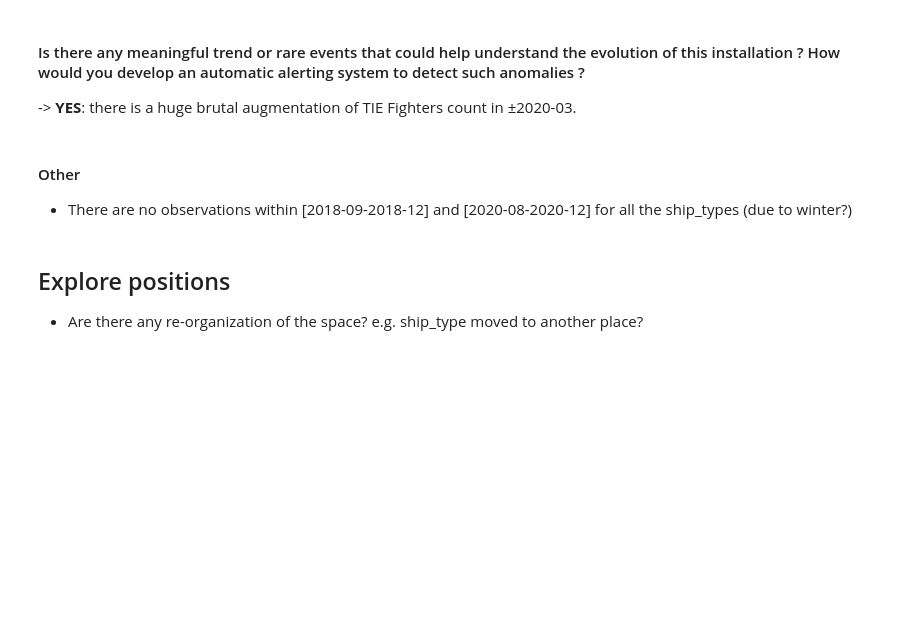
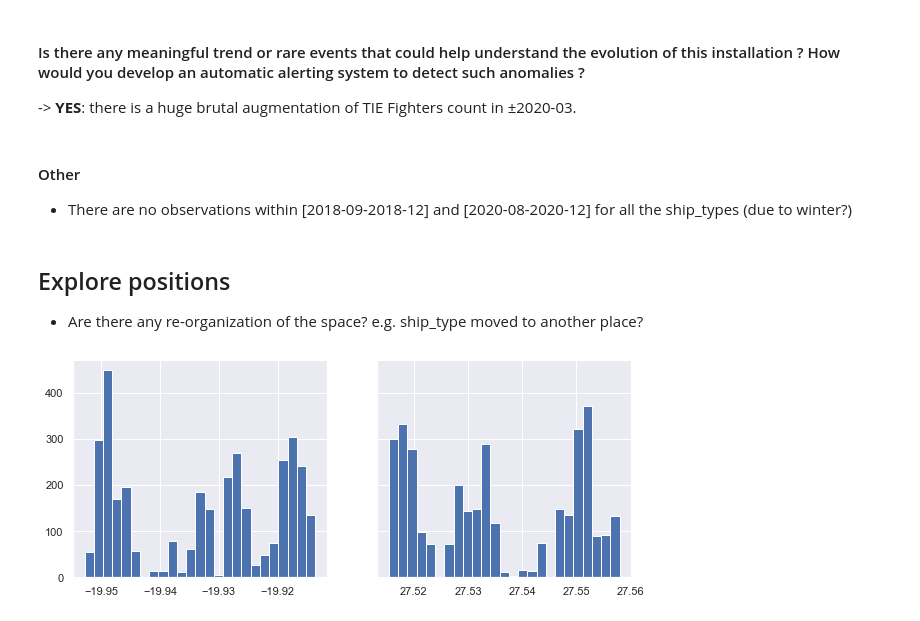
Before and after one commit to AlexisBogroff/geo_challenge, a Jupyter notebook: part_3_2_eda_exploration.ipynb, the cells around one changed output. Drawn from its saved outputs; the diff is of its cells as text; code cells hidden in the pictures; blank space fills up the shorter version.

Commit message:
Add graph with data point on top

```diff
--- a/part_3_2_eda_exploration.ipynb
+++ b/part_3_2_eda_exploration.ipynb
@@ -255,3 +257,10 @@ for i, ship_type in enumerate(data['ship_type'].value_counts().index):
 # %% [markdown]
 ## Explore positions
 - Are there any re-organization of the space? e.g. ship_type moved to another place?
+# %%
+fig, axs = plt.subplots(1, 2, figsize=(10, 4), sharey=True)
+axs[0].hist(data['lon'], bins=25)
+axs[1].hist(data['lat'], bins=25)
+plt.show()
+# %% [output]
+[figure, added]
```
Also changed, not shown: parts of 8 cells of this notebook.
